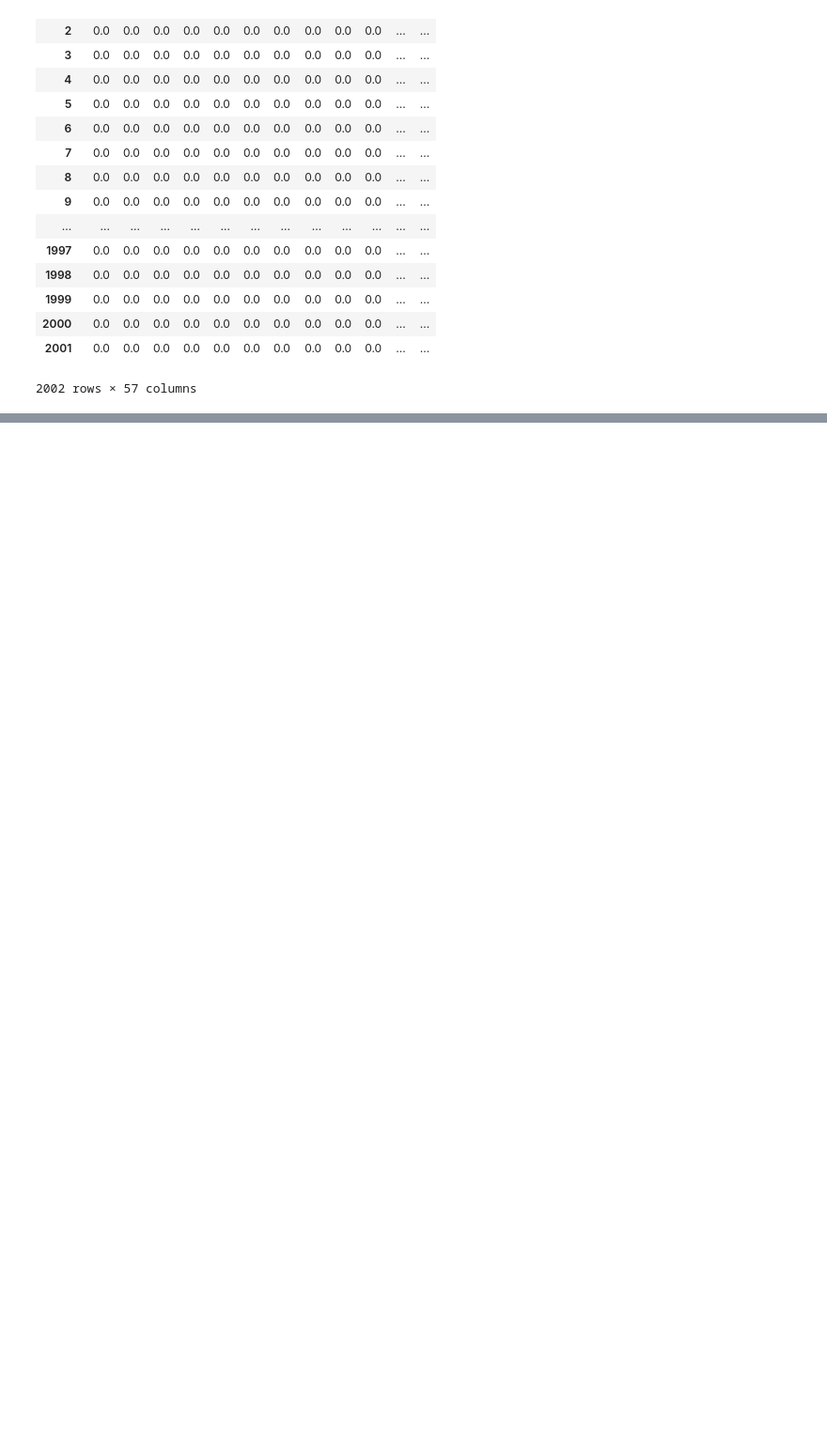
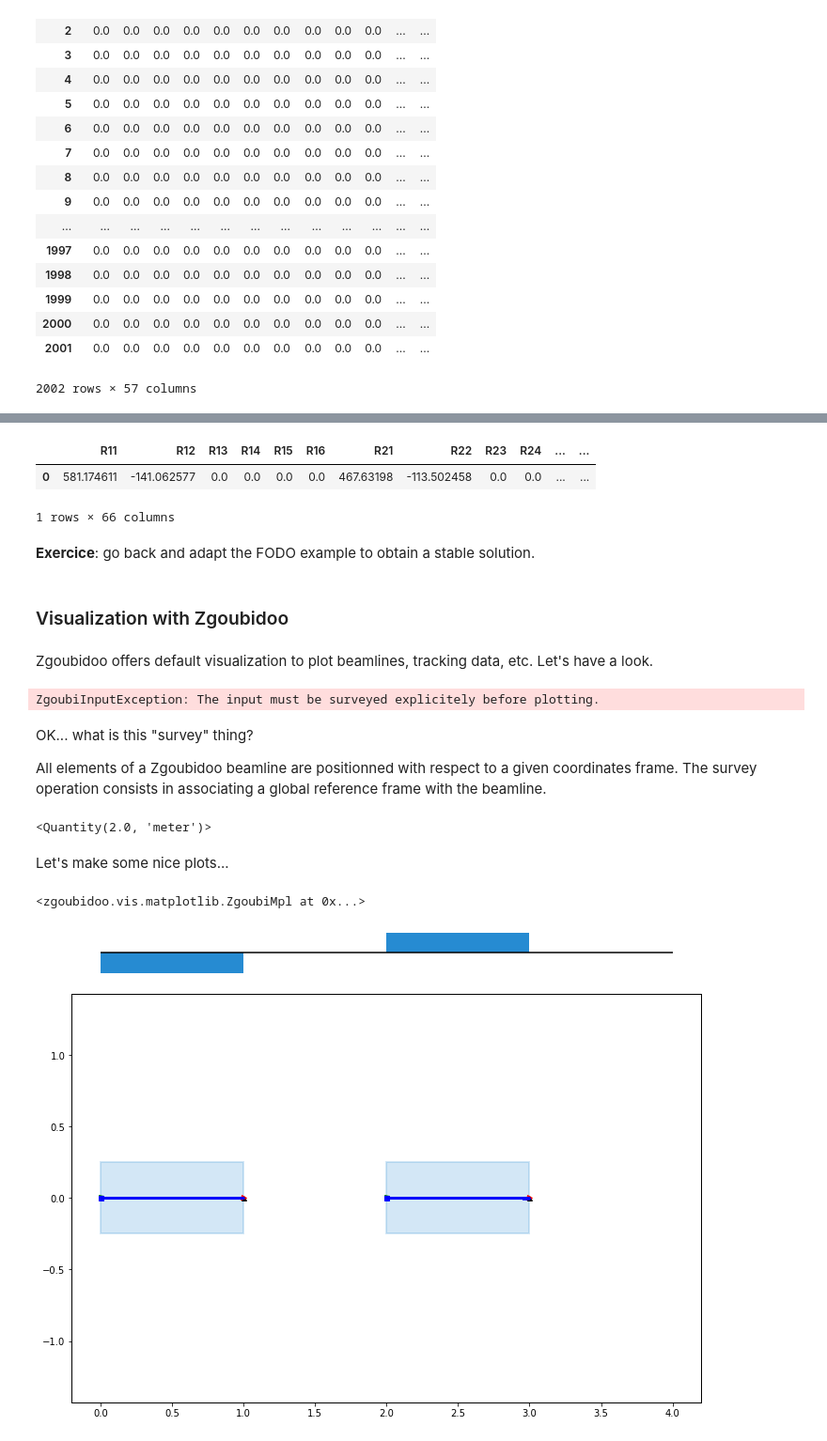
Before and after one commit to radiasoft/Zgoubi-Workshop, a Jupyter notebook: Zgoubidoo/Zgoubidoo tutorial.ipynb, the cells around one changed output, grey strips where cells are left out. Shown: that part at 94% size. Cells and saved outputs as stored; diff of their text form; code cells hidden in the pictures; blank space fills up the shorter version.

Commit message:
Improve Zgoubidoo tutorial

```diff
--- a/Zgoubidoo/Zgoubidoo tutorial.ipynb
+++ b/Zgoubidoo/Zgoubidoo tutorial.ipynb
@@ -442,0 +485,2 @@ The tracking results have been automatically extracted and collected in a nice l
+# %%
+zi.line.append(Matrix())
@@ -442,0 +509,3 @@ The tracking results have been automatically extracted and collected in a nice l
+# %%
+z.cleanup()
+zr = z(zi).collect()
@@ -442,0 +534,20 @@ The tracking results have been automatically extracted and collected in a nice l
+# %%
+zr.matrix
+# %% [output]
+|  | R11 | R12 | R13 | R14 | R15 | R16 | R21 | R22 | R23 | R24 | ... | ... |
+| 0 | 581.174611 | -141.062577 | 0.0 | 0.0 | 0.0 | 0.0 | 467.63198 | -113.502458 | 0.0 | 0.0 | ... | ... |
+1 rows × 66 columns
+# %% [markdown]
+**Exercice**: go back and adapt the FODO example to obtain a stable solution.
+# %% [markdown]
+### Visualization with Zgoubidoo
+# %% [markdown]
+Zgoubidoo offers default visualization to plot beamlines, tracking data, etc. Let's have a look.
+# %%
+zi.plot()
+# %% [output]
+ZgoubiInputException: The input must be surveyed explicitely before plotting.
+# %% [markdown]
+OK... what is this "survey" thing?
+
+All elements of a Zgoubidoo beamline are positionned with respect to a given coordinates frame. The survey operation consists in associating a global reference frame with the beamline.
@@ -442,0 +556,13 @@ The tracking results have been automatically extracted and collected in a nice l
+# %%
+zi.QD.entry.x
+# %% [output]
+<Quantity(2.0, 'meter')>
+# %% [markdown]
+Let's make some nice plots...
+# %%
+artist = zgoubidoo.vis.ZgoubiMpl()
+zgoubidoo.vis.cartouche(line=zi, artist=artist)
+zi.plot(ax=artist.ax, tracks=zr.tracks)
+# %% [output]
+<zgoubidoo.vis.matplotlib.ZgoubiMpl at 0x...>
+[figure, added]
```
Also changed, not shown: parts of 22 cells of this notebook.
